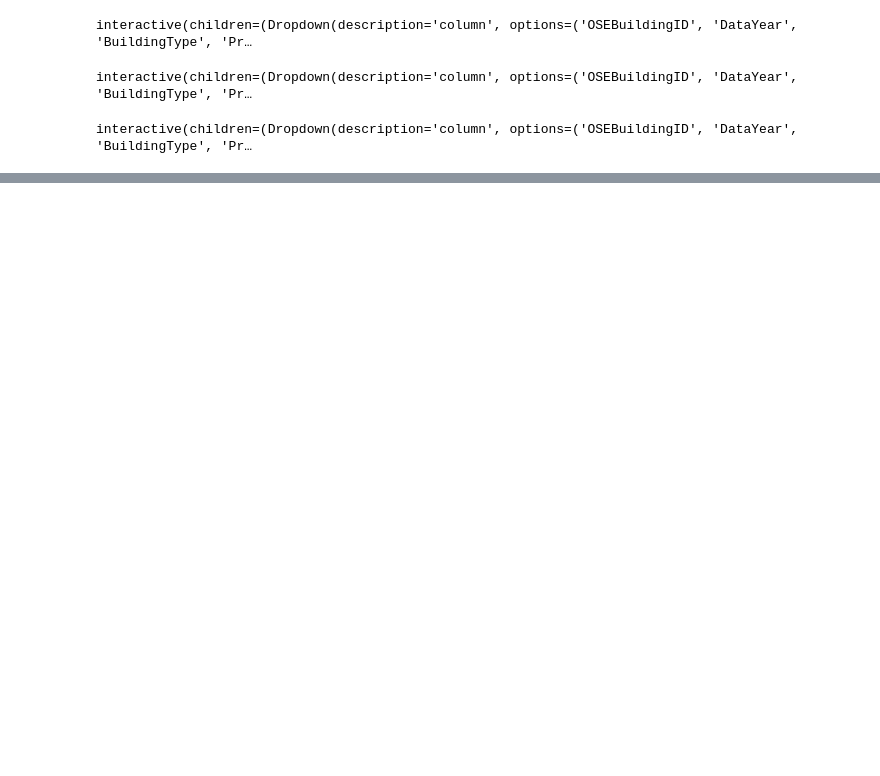
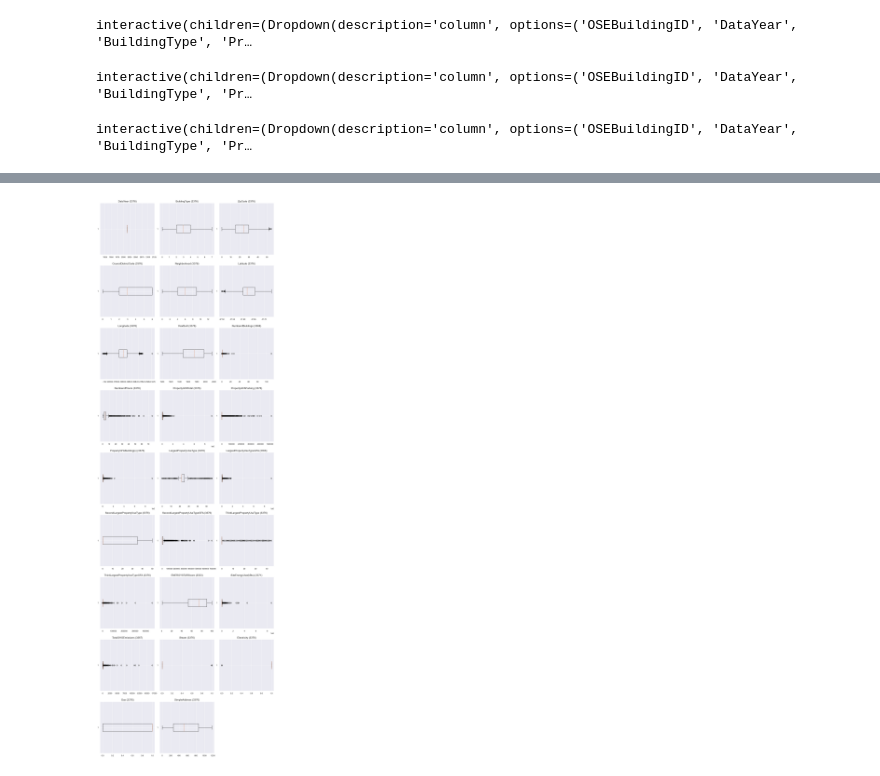
Before and after one commit to CeVague/Projet_4-Anticipez_besoins_consommation_batiments, a Jupyter notebook: Exploration.ipynb, the cells around one changed output, grey strips where cells are left out. Cells and saved outputs as stored; diff of their text form; code cells hidden in the pictures; blank space fills up the shorter version.

```diff
--- a/Exploration.ipynb
+++ b/Exploration.ipynb
@@ -268,3 +406,23 @@ plt.show()
+# %%
+lTmp = list(data[col_autorise].select_dtypes(include=['int', 'float']).columns)
+tTmp = len(lTmp)
+
+fig = plt.figure(figsize=(14,  5 * tTmp/3))
+
+for feat_idx in range(tTmp):
+    ax = fig.add_subplot((2+tTmp)//3, 3, (feat_idx+1))
+
+    tmp = data[lTmp[feat_idx]].dropna().copy()
+    if tmp.dtype == 'category':
+        tmp = tmp.loc[tmp.isin(tmp.value_counts()[:20].index)]
+
+    h = ax.boxplot(tmp, vert=False)
+    ax.set_title("{} ({})".format(lTmp[feat_idx], len(tmp)), fontsize=14)
+
+fig.tight_layout(pad=1)
+plt.show()
+# %% [output]
+[figure, added]
 # %%
 from math import *
 from matplotlib.colors import LogNorm
```
Also changed, not shown: parts of 53 cells of this notebook.
